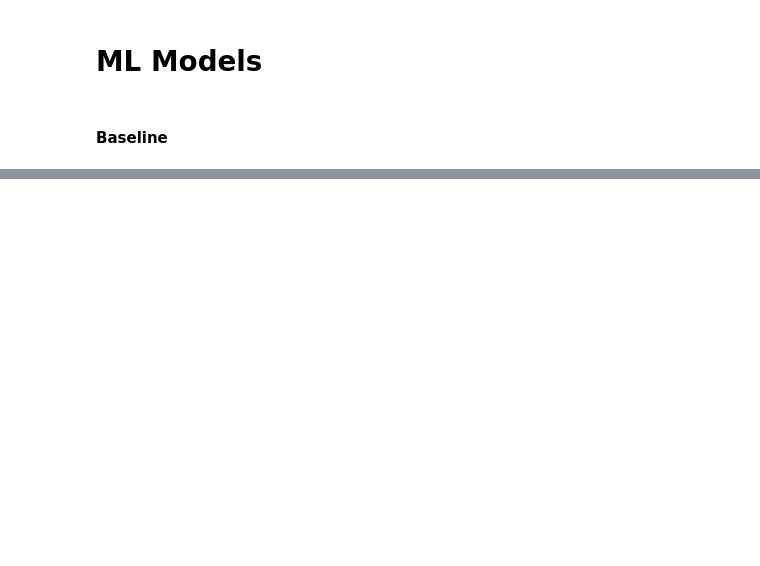
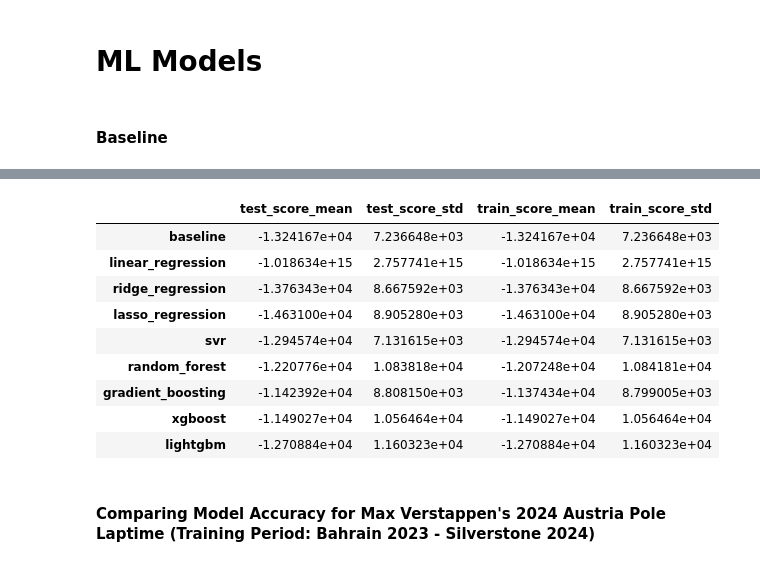
Before and after one commit to Arya230503/F1-Quali-pred, a Jupyter notebook: preprocessing.ipynb, the cells around one changed output, grey strips where cells are left out. Cells and saved outputs as stored; diff of their text form; code cells hidden in the pictures; blank space fills up the shorter version.

Commit message:
feat: added baseline model + predicted for one event using multiple models to test base accuracy w/o optimization

```diff
--- a/preprocessing.ipynb
+++ b/preprocessing.ipynb
@@ -573,7 +617,7 @@ Index(['year', 'quali_date', 'quali_time', 'circuit_name', 'country', 'round',
 # %% [markdown]
 # Preprocessing
 # %%
-X_train, y_train, X_test, y_test = prepreprocess_and_split(quali_2022_to_2025, split_year=2024)
+X_train, y_train, X_test, y_test = preprocess_and_split(quali_2022_to_2025, split_date="2024-06-08")
 # %%
 # print("X_train memory usage:", X_train.memory_usage(deep=True).sum(), "bytes")
 # print("X_test memory usage:", X_test.memory_usage(deep=True).sum(), "bytes")
@@ -590,0 +648,28 @@ y_train.mean()
+# %%
+results_dict = {}
+
+models = {
+    "baseline" : DummyRegressor(),
+    "linear_regression": LinearRegression(),
+    "ridge_regression": Ridge(),
+    "lasso_regression": Lasso(),
+    "svr": SVR(),
+    "random_forest": RandomForestRegressor(),
+    "gradient_boosting": GradientBoostingRegressor(),
+    "xgboost": xgb.XGBRegressor(),
+    "lightgbm": lgb.LGBMRegressor()
+}
+
+for model_name, model in models.items():
+    # dense matrix requirements for some models
+    if model_name in ["svr", "linear_regression", "ridge_regression", "lasso_regression"]:
+        results_dict[model_name] = mean_std_cross_val_scores(
+            model, X_train.values, y_train, scoring="neg_mean_absolute_error", return_train_score=True              # TODO!: WAS ONLY ACCEPTING .values
+        )
+    else:
+        # sparse matrix for models that support it
+        results_dict[model_name] = mean_std_cross_val_scores(
+            model, X_train, y_train, scoring="neg_mean_absolute_error", return_train_score=True
+        )
+
+results_df = pd.DataFrame(results_dict).T
@@ -590,0 +737,16 @@ y_train.mean()
+# %%
+results_df.sort_values(by="test_score_mean", ascending=True)
+results_df
+# %% [output]
+|  | test_score_mean | test_score_std | train_score_mean | train_score_std |
+| baseline | -1.324167e+04 | 7.236648e+03 | -1.324167e+04 | 7.236648e+03 |
+| linear_regression | -1.018634e+15 | 2.757741e+15 | -1.018634e+15 | 2.757741e+15 |
+| ridge_regression | -1.376343e+04 | 8.667592e+03 | -1.376343e+04 | 8.667592e+03 |
+| lasso_regression | -1.463100e+04 | 8.905280e+03 | -1.463100e+04 | 8.905280e+03 |
+| svr | -1.294574e+04 | 7.131615e+03 | -1.294574e+04 | 7.131615e+03 |
+| random_forest | -1.220776e+04 | 1.083818e+04 | -1.207248e+04 | 1.084181e+04 |
+| gradient_boosting | -1.142392e+04 | 8.808150e+03 | -1.137434e+04 | 8.799005e+03 |
+| xgboost | -1.149027e+04 | 1.056464e+04 | -1.149027e+04 | 1.056464e+04 |
+| lightgbm | -1.270884e+04 | 1.160323e+04 | -1.270884e+04 | 1.160323e+04 |
+# %% [markdown]
+#### Comparing Model Accuracy for Max Verstappen's 2024 Austria Pole Laptime (Training Period: Bahrain 2023 - Silverstone 2024)
```
Also changed, not shown: parts of 11 cells of this notebook.
